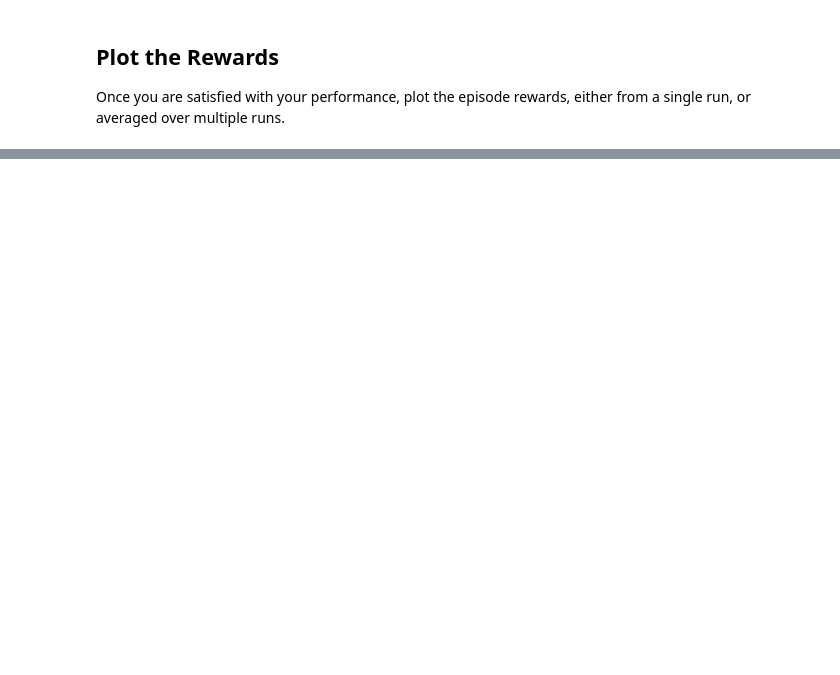
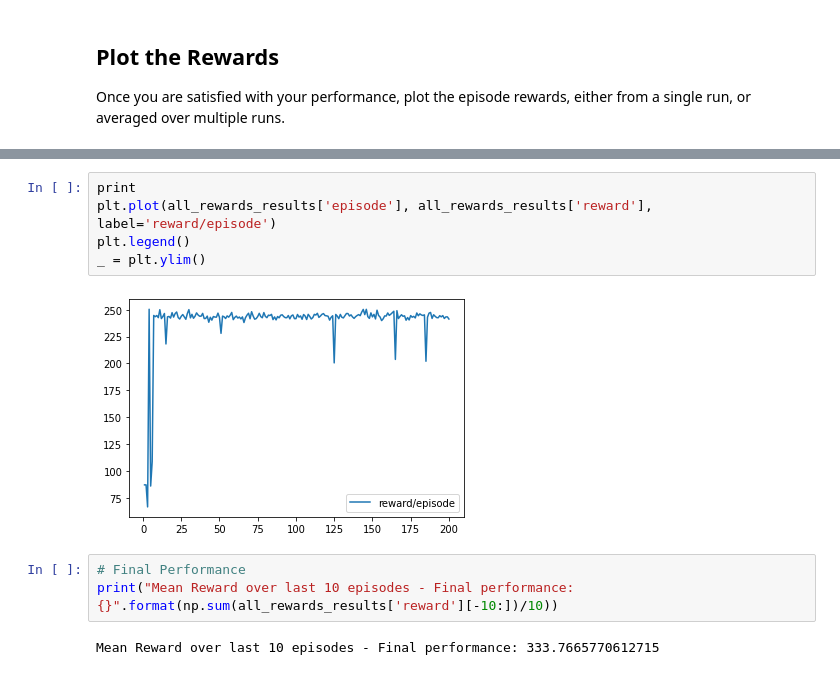
Before and after one commit to ikrambabai/reinforcement-quadcopter, a Jupyter notebook: Quadcopter_Project.ipynb, the cells around one changed output, grey strips where cells are left out. Drawn from its saved outputs; the diff is of its cells as text; blank space fills up the shorter version.

```diff
--- a/Quadcopter_Project.ipynb
+++ b/Quadcopter_Project.ipynb
@@ -414,0 +425,12 @@ See raise_task.Task.get_reward() for details.
+# %%
+print
+plt.plot(all_rewards_results['episode'], all_rewards_results['reward'], label='reward/episode')
+plt.legend()
+_ = plt.ylim()
+# %% [output]
+[figure, added]
+# %%
+# Final Performance
+print("Mean Reward over last 10 episodes - Final performance: {}".format(np.sum(all_rewards_results['reward'][-10:])/10))
+# %% [output]
+Mean Reward over last 10 episodes - Final performance: 333.7665770612715
```
Also changed, not shown: parts of 23 cells of this notebook, 4 other files.
